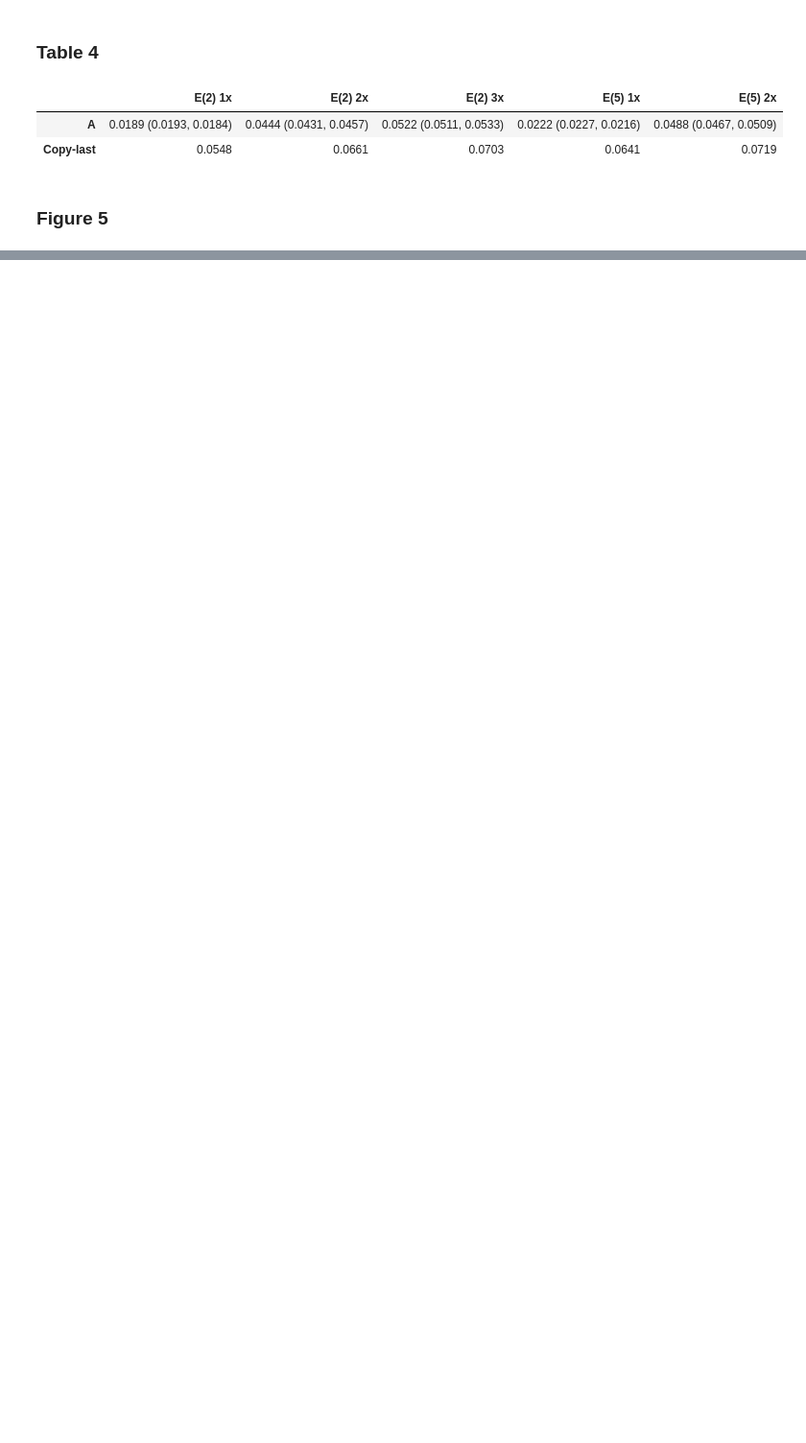
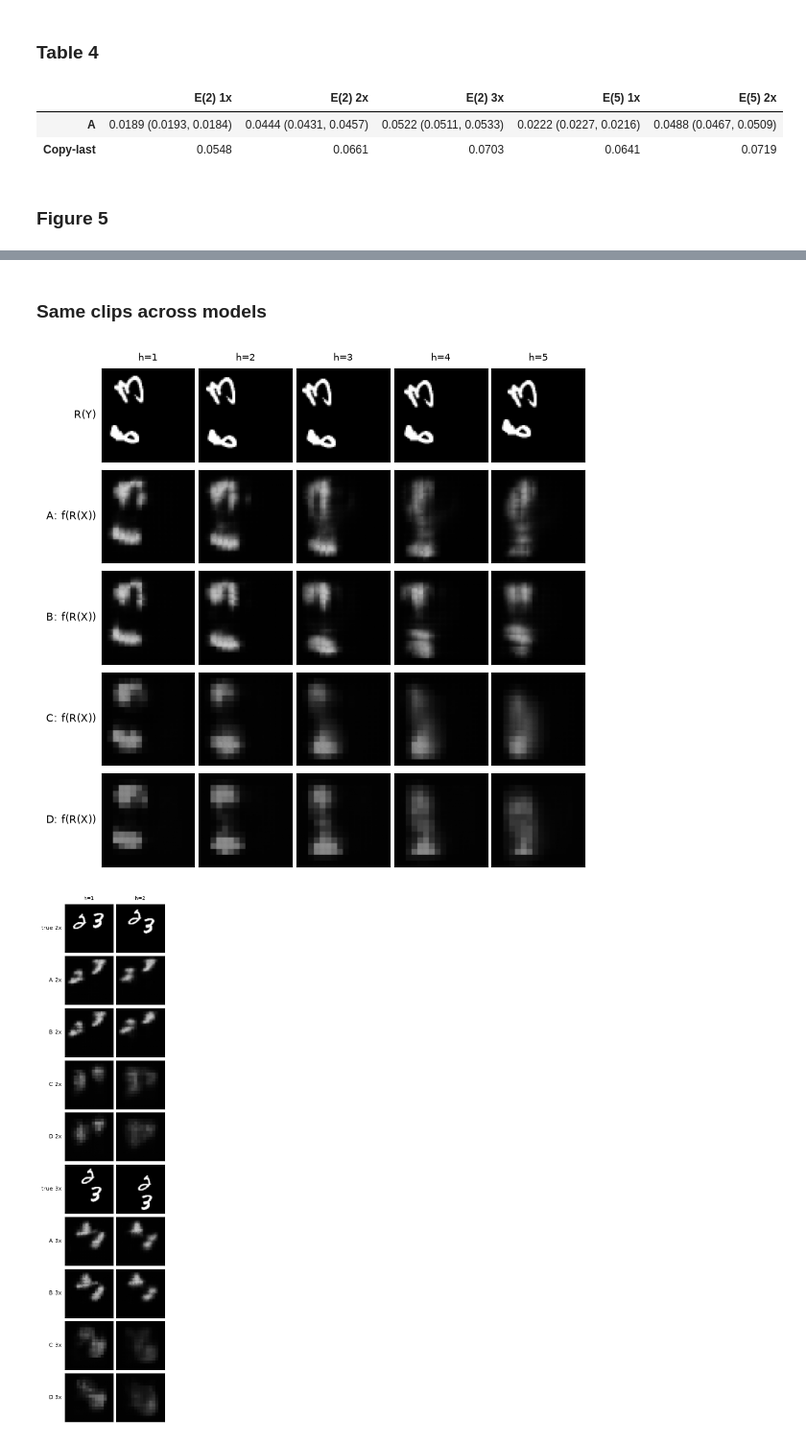
Before and after one commit to HasanAmjad/convlstm-motion-vs-memory, a Jupyter notebook: Question2/Question2.ipynb, the cells around one changed output, grey strips where cells are left out. Shown at 96% size. Drawn from its saved outputs; the diff is of its cells as text; code cells hidden in the pictures; blank space fills up the shorter version.

```diff
--- a/Question2/Question2.ipynb
+++ b/Question2/Question2.ipynb
@@ -202,0 +220,26 @@ video 9002
+# %%
+MODELS = ["A", "B", "C", "D"]
+inf = {}
+for name in MODELS:
+    for sd in SEEDS:
+        key = f"{name}_s{sd}"
+        m = load_model(name, sd)
+        if key not in res:
+            r, p, pr = evaluate(m, W)
+            res[key], pv[key] = r, p
+            if sd == 0:
+                preds[key] = pr
+        inf[key] = inference_time(m, X1)
+        res[key]["inference_s"] = inf[key]
+        res[key]["train_epoch_s"] = load_json(f"train_{name}_s{sd}.json")["mean_epoch_time"]
+save_json(res, "metrics_A-D.json")
+
+cols = [("E(5) 1x", "E5_1x"), ("C_M", "C_M"), ("E_M", "E_M"), ("C_R", "C_R"), ("E_R", "E_R"),
+        ("E(2) 1x", "E2_1x"), ("E(2) 2x", "E2_2x"), ("E(2) 3x", "E2_3x"),
+        ("train s/epoch", "train_epoch_s"), ("inference s", "inference_s")]
+rows = {}
+for name in MODELS:
+    r = {c: cell(vals(name, k)) for c, k in cols}
+    r["params"] = f"{n_params(build(CONFIGS[name]['arch'])):,}"
+    rows[name] = r
+table5 = pd.DataFrame(rows).T; table5
@@ -202,0 +252,19 @@ video 9002
+# %% [markdown]
+### Same clips across models
+# %%
+fv = load_json("figure_videos.json")
+i_rot, i_spd = fv["fig3_marks"]["C_R"][0], fv["fig5_id"]
+rows, names = [rotate(Y1[i_rot])], ["R(Y)"]
+for name in MODELS:
+    rows.append(preds[f"{name}_s0"]["R"][i_rot]); names.append(f"{name}: f(R(X))")
+V.same_clips(rows, names, FIG_DIR / f"figS_rotation_video{9000+i_rot}.png")
+
+rows, names = [], []
+for k in (2, 3):
+    rows.append(W[k][1][i_spd]); names.append(f"true {k}x")
+    for name in MODELS:
+        rows.append(preds[f"{name}_s0"][f"{k}x"][i_spd]); names.append(f"{name} {k}x")
+V.same_clips(rows, names, FIG_DIR / f"figS_speed_video{9000+i_spd}.png", n_cols=2);
+# %% [output]
+[figure, added]
+[figure, added]
```
Also changed, not shown: parts of 12 cells of this notebook, 56 other files.
